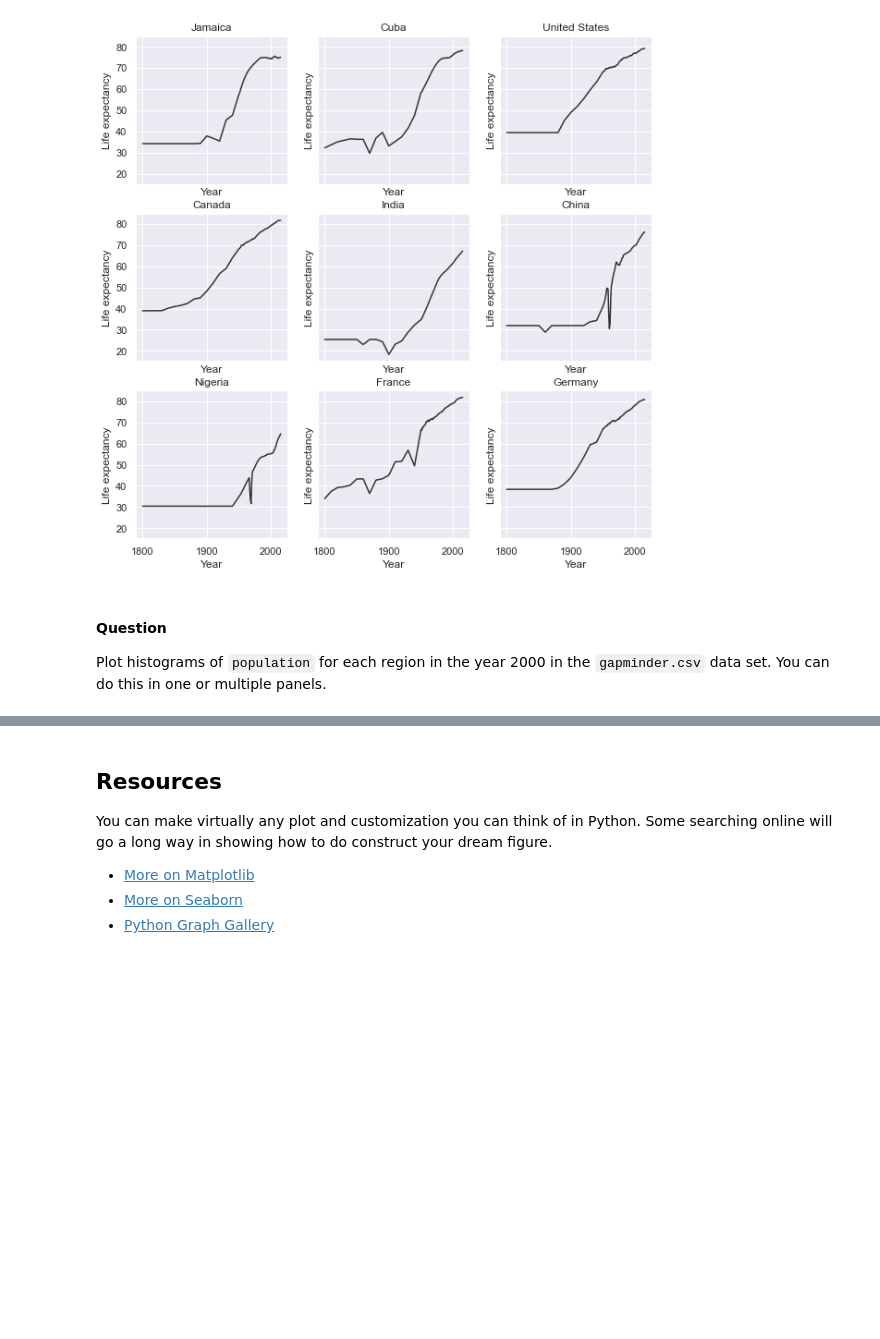
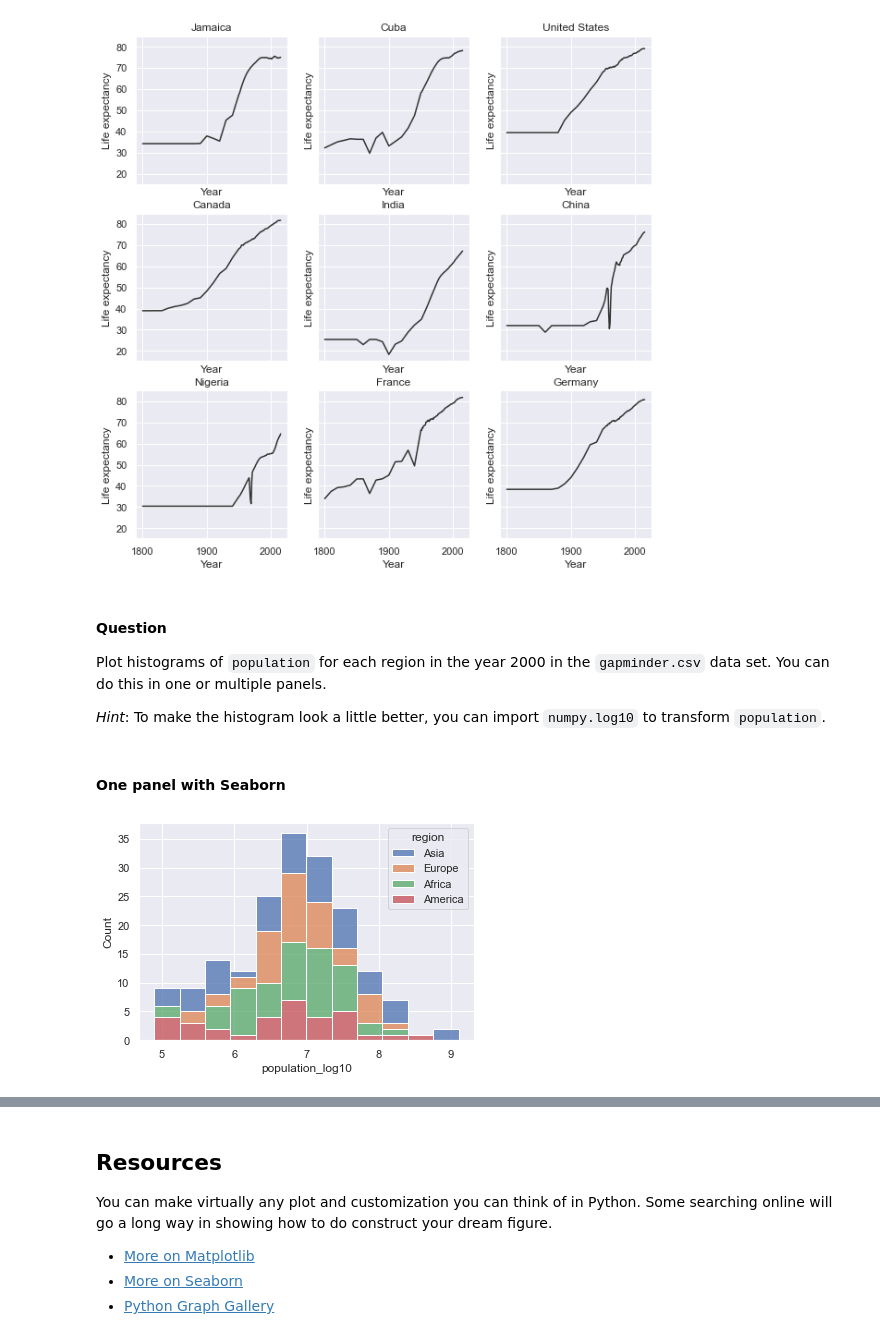
Before and after one commit to DeisData/python, a Jupyter notebook: sequential/figures.ipynb, the cells around one changed output, grey strips where cells are left out. Saved outputs shown, nothing was run; the diff lists cells and outputs as text; code cells hidden in the pictures; blank space fills up the shorter version.

Commit message:
minor edits to figures

```diff
--- a/sequential/figures.ipynb
+++ b/sequential/figures.ipynb
@@ -245,5 +246,20 @@ plt.show()
 #### Question
 
 Plot histograms of `population` for each region in the year 2000 in the `gapminder.csv` data set. You can do this in one or multiple panels.
+
+*Hint*: To make the histogram look a little better, you can import `numpy.log10` to transform `population`.
 # %%
 ### your code here:
+# %% [markdown]
+#### One panel with Seaborn
+# %%
+# import log function
+from numpy import log10
+# subset
+df_2000 = df.loc[df['year']==2000,:].copy() # .copy() removes some warnings pandas will throw
+# log transform
+df_2000['population_log10'] = log10(df.population)
+sns.histplot(df_2000, x='population_log10', multiple='stack', hue='region')
+plt.show()
+# %% [output]
+[figure, added]
```
Also changed, not shown: parts of 4 cells of this notebook, 1 other file.
